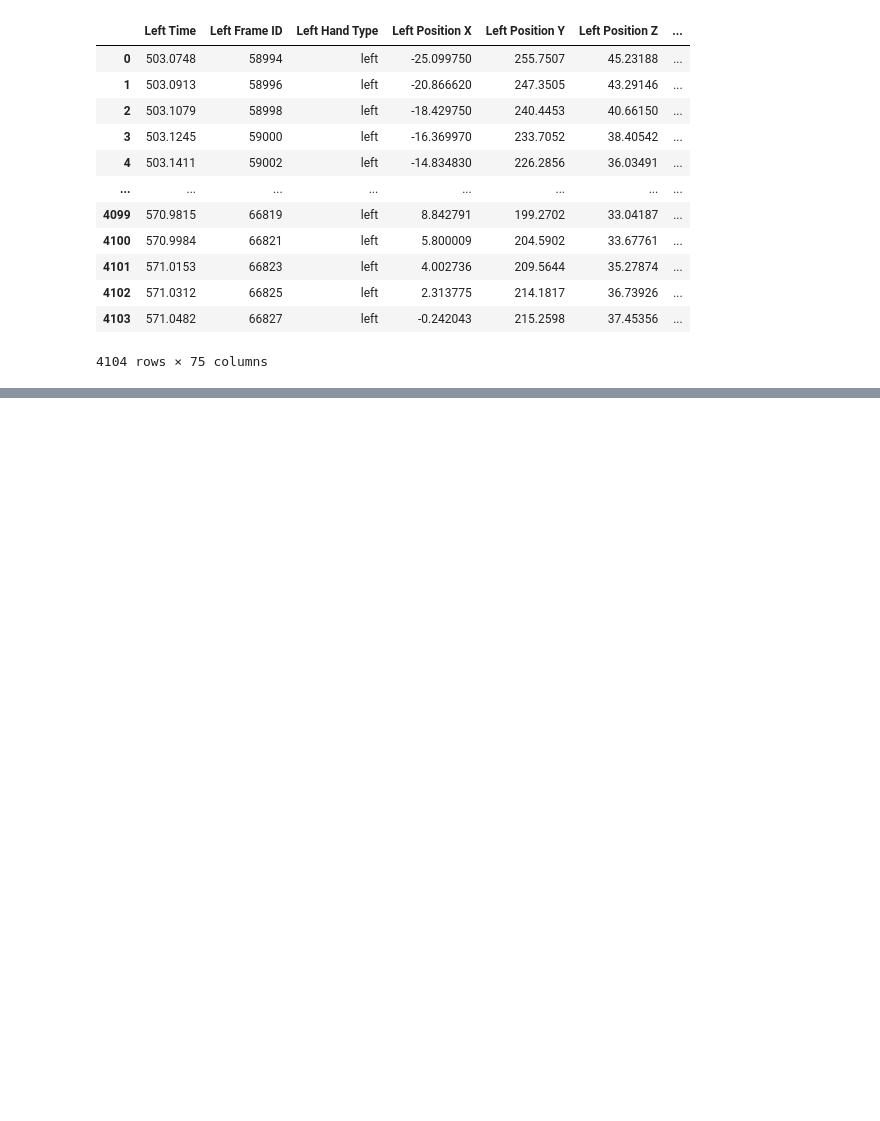
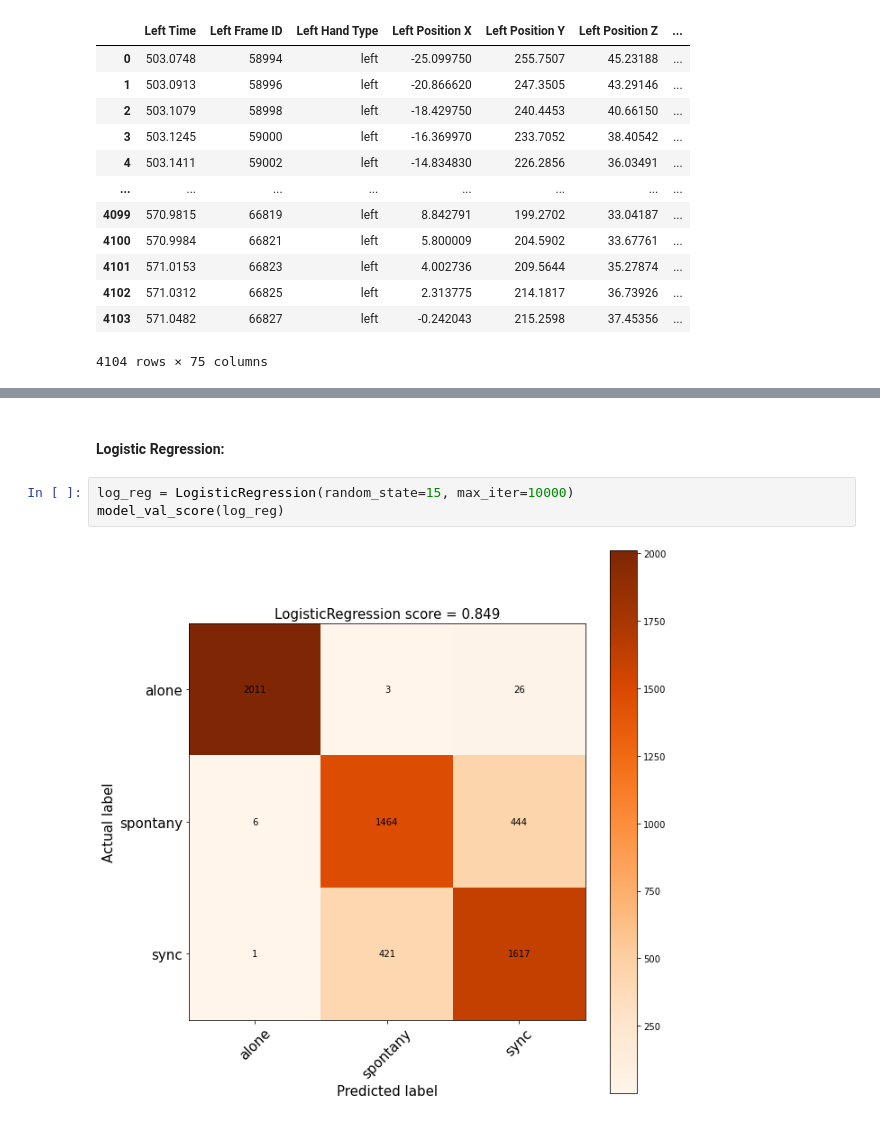
Before and after one commit to idankam/DataScienceCourseProject, a Jupyter notebook: Hands Notebook.ipynb, the cells around one changed output, grey strips where cells are left out. Saved outputs shown, nothing was run; the diff lists cells and outputs as text; blank space fills up the shorter version.

```diff
--- a/Hands Notebook.ipynb
+++ b/Hands Notebook.ipynb
@@ -648,0 +818,7 @@ dtype: int64
+# %% [markdown]
+#### Logistic Regression:
+# %%
+log_reg = LogisticRegression(random_state=15, max_iter=10000)
+model_val_score(log_reg)
+# %% [output]
+[figure, added]
```
Also changed, not shown: parts of 51 cells of this notebook.
